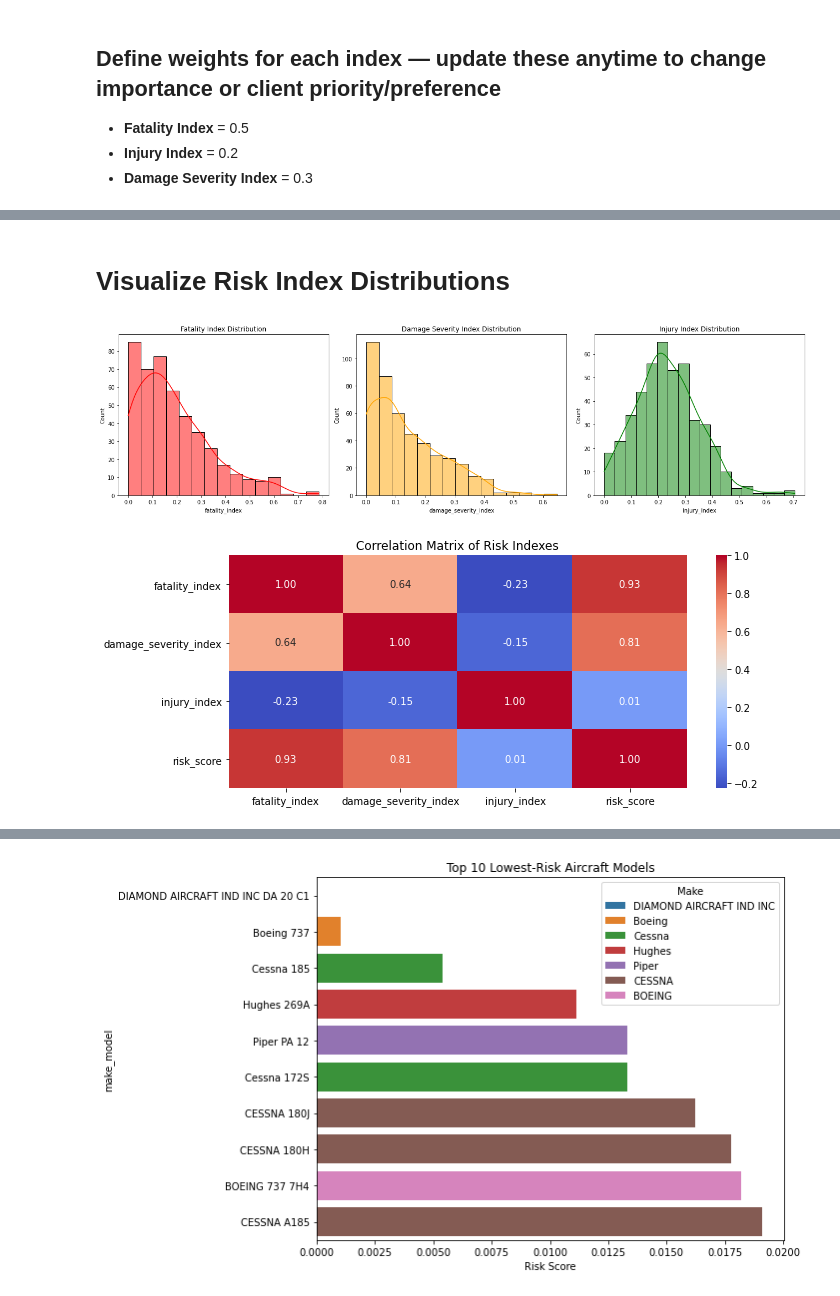
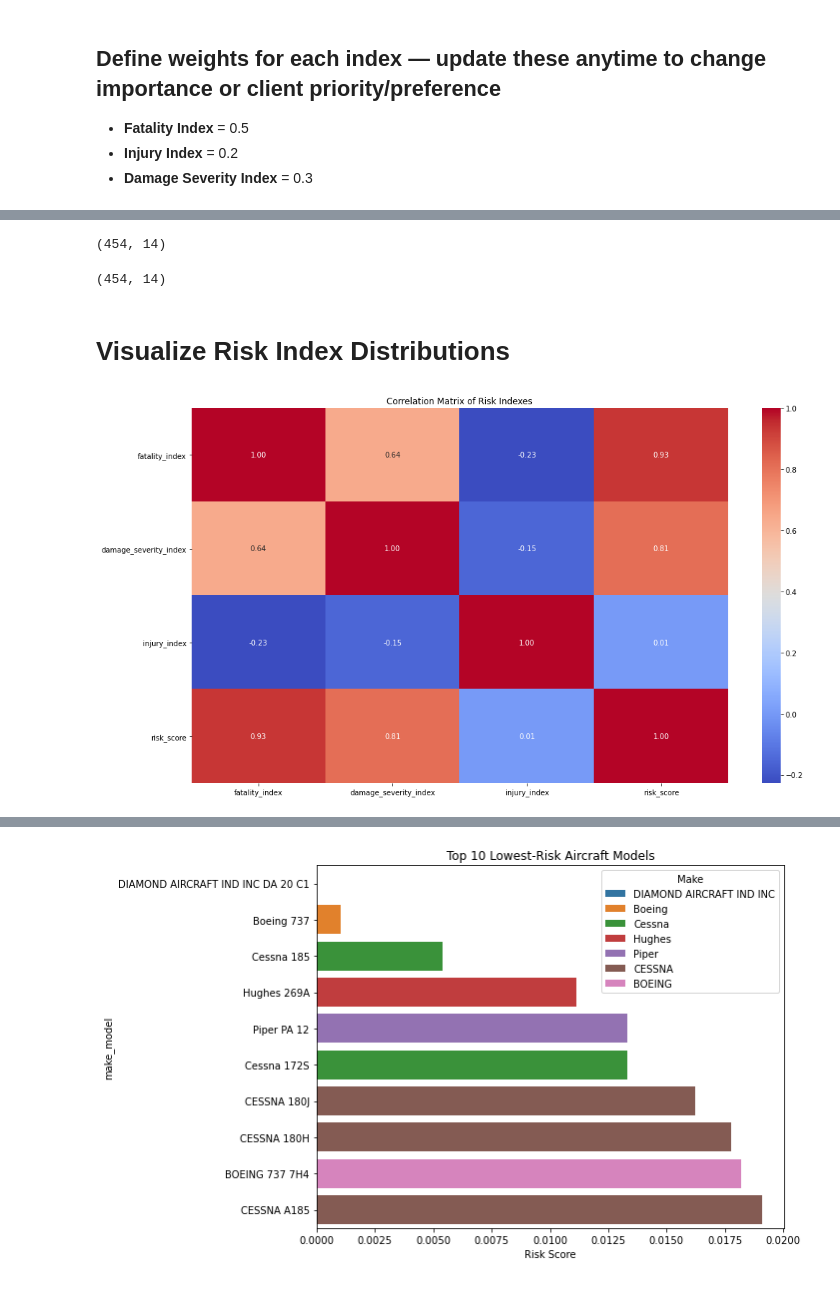
Before and after one commit to dkamash/dsc-phase-1-Aircraft-Investment, a Jupyter notebook: student.ipynb, the cells around one changed output, grey strips where cells are left out. Saved outputs shown, nothing was run; the diff lists cells and outputs as text; code cells hidden in the pictures.

```diff
--- a/student.ipynb
+++ b/student.ipynb
@@ -244,31 +213,24 @@ plt.show()
+# %%
+model_summary_df.shape
+# %% [output]
+(454, 14)
+# %%
+model_summary_df_cleaned = model_summary_df.dropna(subset=['risk_score'])
+model_summary_df_cleaned.shape
+# %% [output]
+(454, 14)
 # %% [markdown]
 # Visualize Risk Index Distributions
-# %%
-fig, axs = plt.subplots(1, 3, figsize=(18, 5))
-
-sns.histplot(model_summary_df['fatality_index'], kde=True, color='red', ax=axs[0])
-axs[0].set_title('Fatality Index Distribution')
-
-sns.histplot(model_summary_df['damage_severity_index'], kde=True, color='orange', ax=axs[1])
-axs[1].set_title('Damage Severity Index Distribution')
-
-sns.histplot(model_summary_df['injury_index'], kde=True, color='green', ax=axs[2])
-axs[2].set_title('Injury Index Distribution')
-
-plt.tight_layout()
-plt.show()
-# %% [output]
-[figure, removed]
 # %%
-plt.figure(figsize=(10, 4))
+plt.figure(figsize=(15, 8))
 sns.heatmap(
     model_summary_df[['fatality_index', 'damage_severity_index', 'injury_index', 'risk_score']].corr(),
     annot=True,
     cmap='coolwarm',
     fmt='.2f'
 )
 plt.title("Correlation Matrix of Risk Indexes")
 plt.tight_layout()
 plt.show()
 # %% [output]
-[figure, old version]
+[figure, new version]
```
Also changed, not shown: parts of 4 cells of this notebook, 4 other files.
